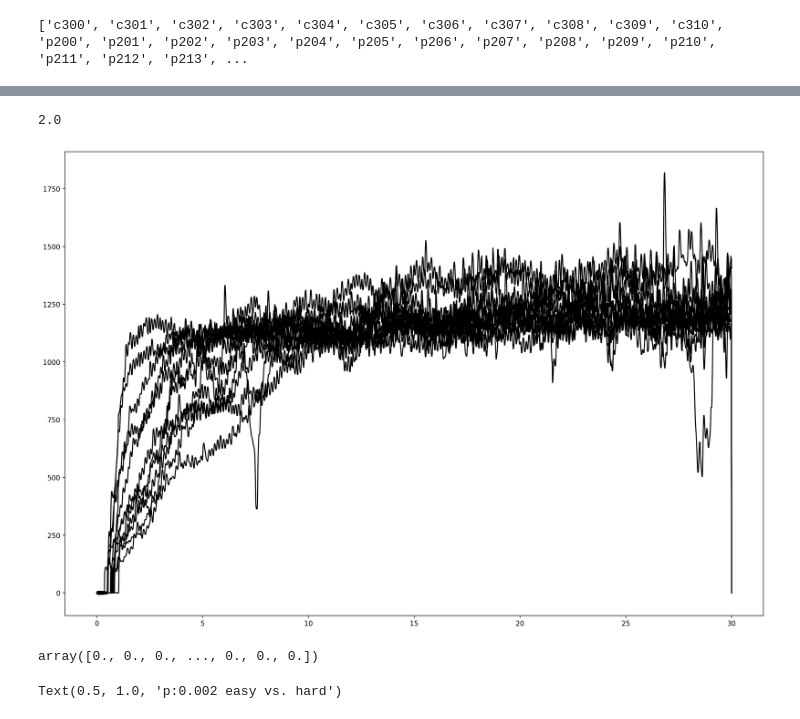
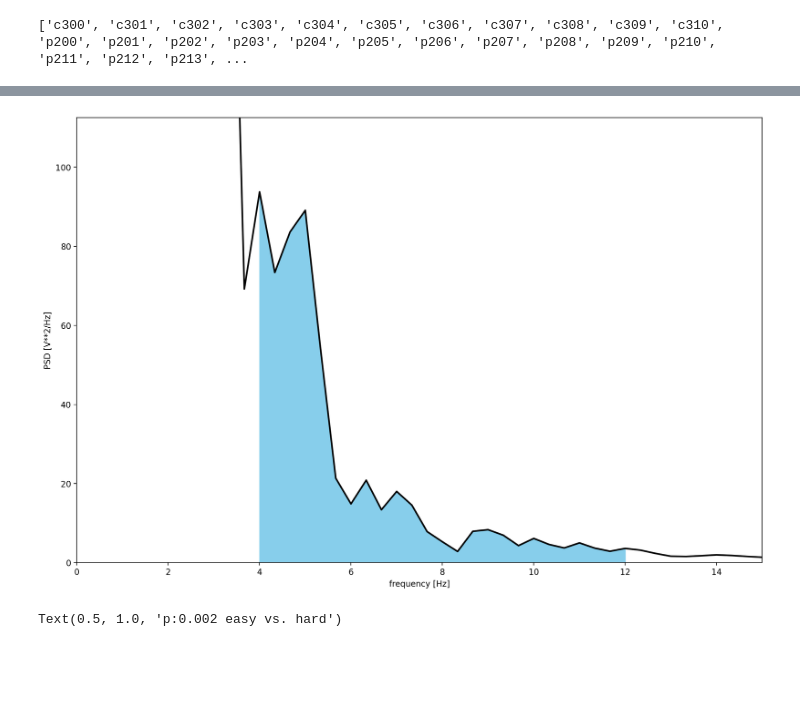
Before and after one commit to JuliusWelzel/tremor_feedback_jw, a Jupyter notebook: 05_scripts/ana01_prep_force.ipynb, the cells around one changed output, grey strips where cells are left out. Drawn from its saved outputs; the diff is of its cells as text; code cells hidden in the pictures; blank space fills up the shorter version.

Commit message:
[ENH] plotting of force data

```diff
--- a/05_scripts/ana01_prep_force.ipynb
+++ b/05_scripts/ana01_prep_force.ipynb
@@ -51,7 +51,7 @@ if np.max(cfg_trial_times) > np.diff(cfg_epoch_times):
     raise ValueError ('Time window of interest ouside epoch length')
 
 # prelocate variables
-tmp_fnms = fnms
+tmp_fnms = fnms[10:11]
 print([f.split('_')[0] for f in tmp_fnms])
 
 id = []
@@ -59,8 +59,6 @@ n_trial = []
 con_view_ang = []
 con_feedback = []
 per_bad_samples = []
-ppl_size = []
-
 
 
 for f in tmp_fnms:
@@ -75,8 +73,7 @@ for f in tmp_fnms:
     tmp_dat = medfilt(sub.fsr["time_series"][:,0],3)
 
     # epoch data
-    eps = Epochs(sub,tmp_dat,times=sub.fsr["time_stamps"], events=sub.mrk, srate = sub.srate_ppl)
-    eps.srate = 80
+    eps = Epochs(sub,tmp_dat,times=sub.fsr["time_stamps"], events=sub.mrk, srate = 80, max_force = sub.max_force)
 
     idx_exp_start   = eps.events[eps.events["value"].str.match('block1')].index[0]
     eps.epoch('trial_start*', idx_start=idx_exp_start,tmin=cfg_epoch_times[0],tmax=cfg_epoch_times[1],resample_epochs=True)
@@ -134,4 +131,5 @@ for f in tmp_fnms:
 
     fig.savefig(Path.joinpath(dir_plots,f"{sub.id}_gss_epochs.png"))
     fig.clf()
+    plt.close('all')
 # %% [output]
@@ -153,19 +138,20 @@ Max force is 15983 something for p200
-# %%
-np.nanmin([np.nan,2,4])
-# %% [output]
-2.0
-# %%
-plt.clf()
-
-time_0 = min(min(sub.eye["time_stamps"]),min(sub.fsr["time_stamps"]))
-for i in range(eps.data.shape[2]):
-    plt.plot(eps.times,eps.data[0,:,i],'k')
-# %% [output]
-[figure, removed]
-# %%
-eps.data[0,:,1]
-# %% [output]
-array([0., 0., 0., ..., 0., 0., 0.])
+# %%
+
+from scipy import signal
+freqs, Pxx_den = signal.welch(eps.data[0,:,3], fs =  eps.srate, window='hann', nperseg=eps.srate*3, noverlap=eps.srate, scaling='density')
+
+# Find intersecting values in frequency vector
+idx_freq_oi = np.logical_and(freqs >= 4, freqs <= 12)
+
+plt.plot(freqs, Pxx_den, lw=2, color='k')
+plt.fill_between(freqs, Pxx_den, where=idx_freq_oi, color='skyblue')
+plt.xlim(0,15)
+plt.ylim(0,1.2 * max(Pxx_den[idx_freq_oi]))
+plt.xlabel('frequency [Hz]')
+plt.ylabel('PSD [V**2/Hz]')
+plt.show()
+# %% [output]
+[figure, added]
 # %%
 all_trials = {"ID": id, "Trial n": n_trial, "Feedback type": con_feedback, "Feedback angle": con_view_ang, "Pupil size": ppl_size, "Percentage bad pupil samples": per_bad_samples}
 all_trials = pd.DataFrame(all_trials)
```
Also changed, not shown: parts of 2 cells of this notebook, 29 other files.
